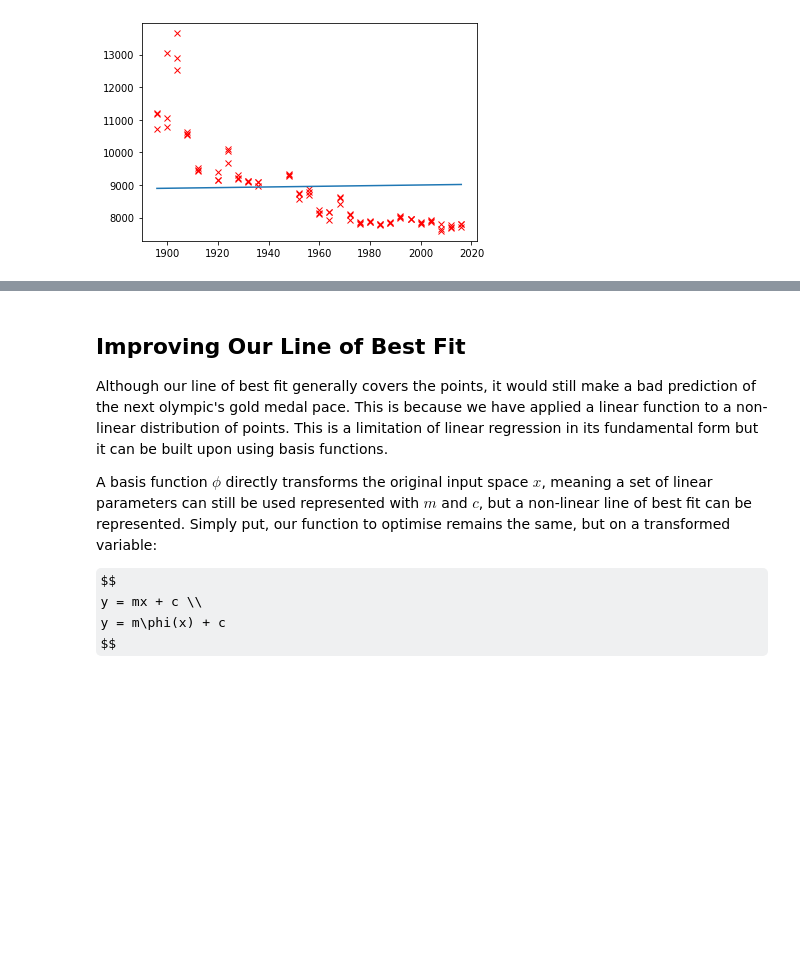
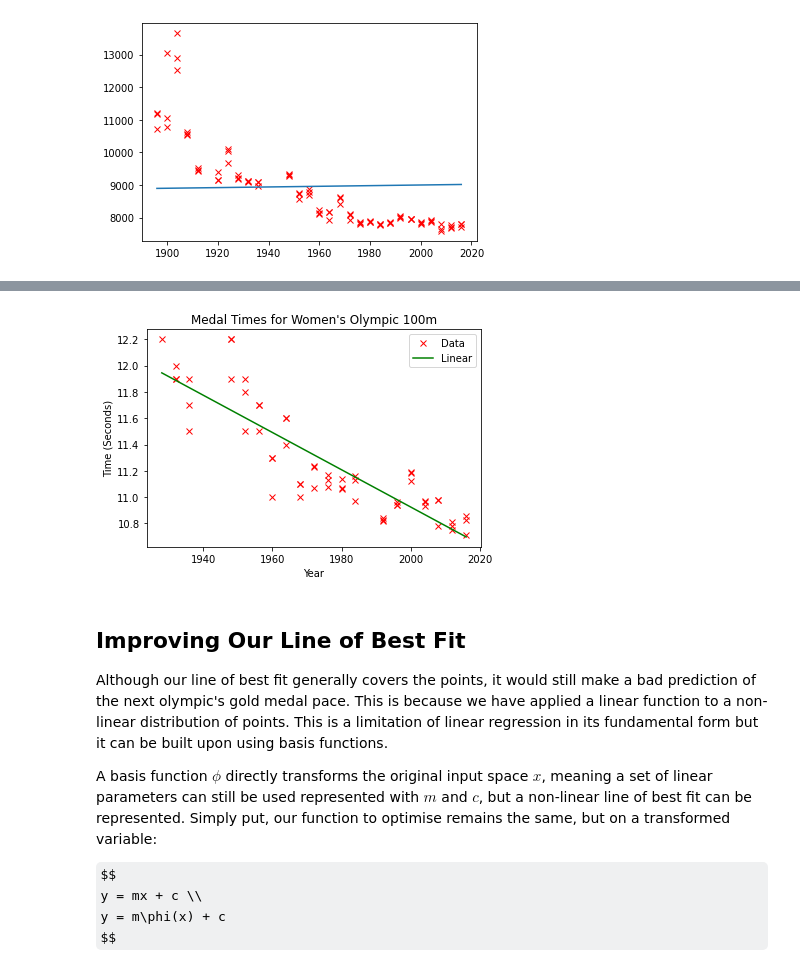
Before and after one commit to wrmthorne/SWiCS-WIE-Advanced-Python-Worksheets, a Jupyter notebook: linear_regression_notebook.ipynb, the cells around one changed output, grey strips where cells are left out. Saved outputs shown, nothing was run; the diff lists cells and outputs as text; code cells hidden in the pictures; some formulas as TeX source; blank space fills up the shorter version.

```diff
--- a/linear_regression_notebook.ipynb
+++ b/linear_regression_notebook.ipynb
@@ -151,3 +164,23 @@ plt.plot(x, y_lin, 'g')
+# %%
+# Example answer
+data = df[['Year', 'Result']].loc[df.Event == '100M Women'].sort_values(by=['Year']).mask(df.eq('None')).dropna()
+
+x = np.array(data.Year.values).astype(float)
+y = np.array(data.Result.values).astype(float)
+
+slope, intercept, _, _, _ = stats.linregress(x, y)
+
+y_lin = slope * x + intercept
+
+plt.plot(x, y, 'rx', label='Data')
+plt.plot(x, y_lin, 'g-', label='Linear')
+plt.title('Medal Times for Women\'s Olympic 100m')
+plt.xlabel('Year')
+plt.ylabel('Time (Seconds)')
+plt.legend()
+plt.show()
+# %% [output]
+[figure, added]
 # %% [markdown]
 ## Improving Our Line of Best Fit
 
```
Also changed, not shown: parts of 24 cells of this notebook.
